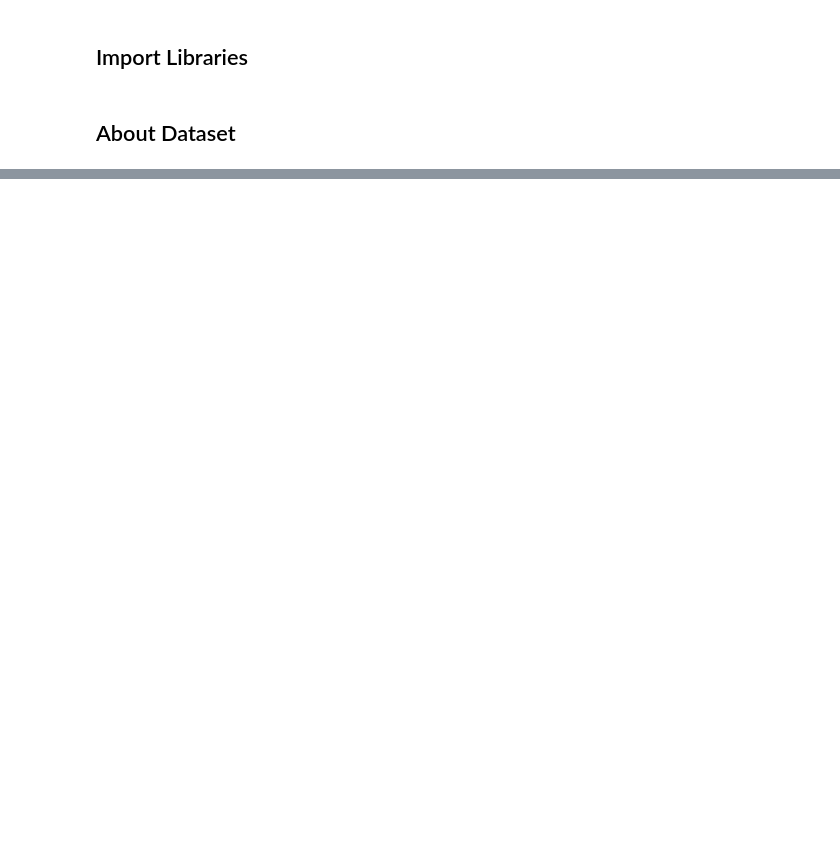
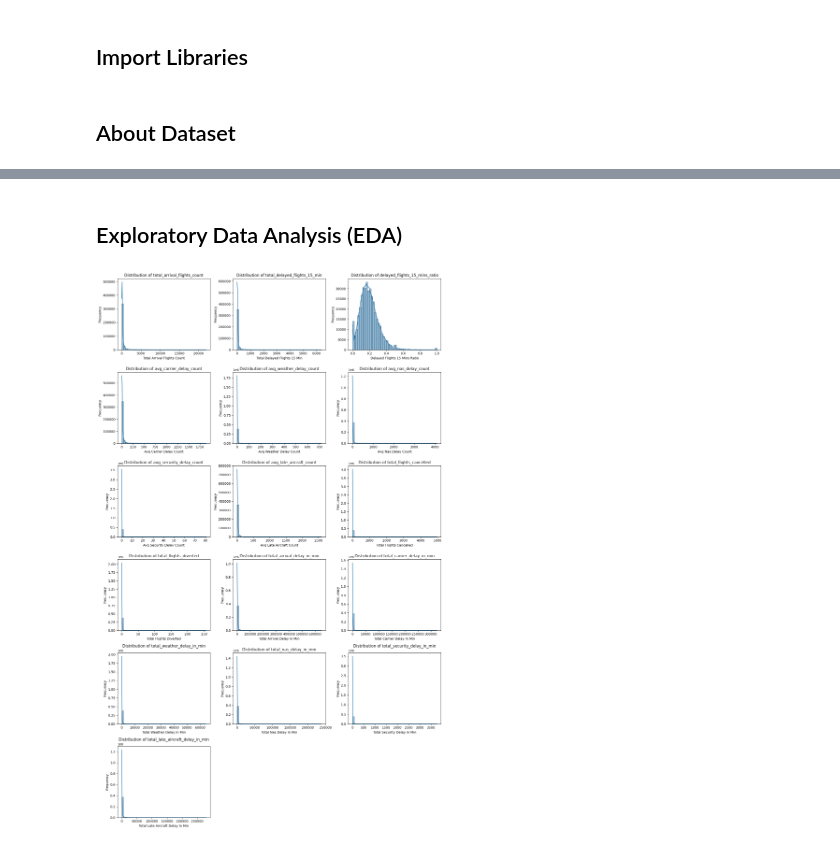
Before and after one commit to GopinathAchuthan/Airline-On-Time-Performance-and-Delay-Prediction, a Jupyter notebook: Airline-On-Time-Performance-and-Delay-Prediction.ipynb, the cells around one changed output, grey strips where cells are left out. Saved outputs shown, nothing was run; the diff lists cells and outputs as text; code cells hidden in the pictures; blank space fills up the shorter version.

```diff
--- a/Airline-On-Time-Performance-and-Delay-Prediction.ipynb
+++ b/Airline-On-Time-Performance-and-Delay-Prediction.ipynb
@@ -92,0 +402,3 @@ url = 'https://raw.githubusercontent.com/GopinathAchuthan/Airline-On-Time-Perfor
+# %%
+# Drop rows with missing data in any column
+raw_data = raw_data.dropna().reset_index(drop=True)
@@ -92,0 +425,5 @@ url = 'https://raw.githubusercontent.com/GopinathAchuthan/Airline-On-Time-Perfor
+# %%
+'''
+Create a 'delayed_flights_15_mins_ratio' using 'total_delayed_flights_15_min' and 'total_arrival_flights_count'
+'''
+raw_data['delayed_flights_15_mins_ratio'] = raw_data['total_delayed_flights_15_min'] / raw_data['total_arrival_flights_count']
@@ -92,0 +536,43 @@ url = 'https://raw.githubusercontent.com/GopinathAchuthan/Airline-On-Time-Perfor
+# %% [markdown]
+## Exploratory Data Analysis (EDA)
+# %%
+# Define Numeric and Categorical Features
+numeric_features = ['total_arrival_flights_count', 'total_delayed_flights_15_min', 'delayed_flights_15_mins_ratio',
+                       'avg_carrier_delay_count', 'avg_weather_delay_count',
+                       'avg_nas_delay_count','avg_security_delay_count', 'avg_late_aircraft_count',
+                       'total_flights_cancelled', 'total_flights_diverted',
+                       'total_arrival_delay_in_min', 'total_carrier_delay_in_min', 'total_weather_delay_in_min',
+                       'total_nas_delay_in_min', 'total_security_delay_in_min', 'total_late_aircraft_delay_in_min'
+                      ]
+# categorical_features = ['carrier_code', 'carrier_name', 'airport_code', 'airport_name', 'delay_ratio_category']
+categorical_features = ['carrier_code', 'airport_code', 'delay_ratio_category']
+# %%
+'''
+Using histograms to understand the distribution of continuous numerical features.
+'''
+
+# Number of rows and columns for the subplot grid
+count_num_features = len(numeric_features)
+cols = 3
+rows = (count_num_features // cols) + (count_num_features % cols > 0)
+
+fig, axes = plt.subplots(rows, cols, figsize=(15, 4 * rows))
+axes = axes.flatten()
+
+# Loop over each feature and plot on the corresponding axis
+for idx, feature in enumerate(numeric_features):
+    ax = axes[idx]
+    sns.histplot(raw_data[feature], bins=50, kde=True, ax=ax)
+    ax.set_title(f'Distribution of {feature}')
+    x_label_name = ' '.join(word.capitalize() for word in feature.split('_'))
+    ax.set_xlabel(x_label_name)
+    ax.set_ylabel('Frequency')
+
+# Hide any unused axes
+for i in range(idx + 1, len(axes)):
+    axes[i].axis('off')
+
+plt.tight_layout()
+plt.show()
+# %% [output]
+[figure, added]
```
Also changed, not shown: parts of 36 cells of this notebook.
